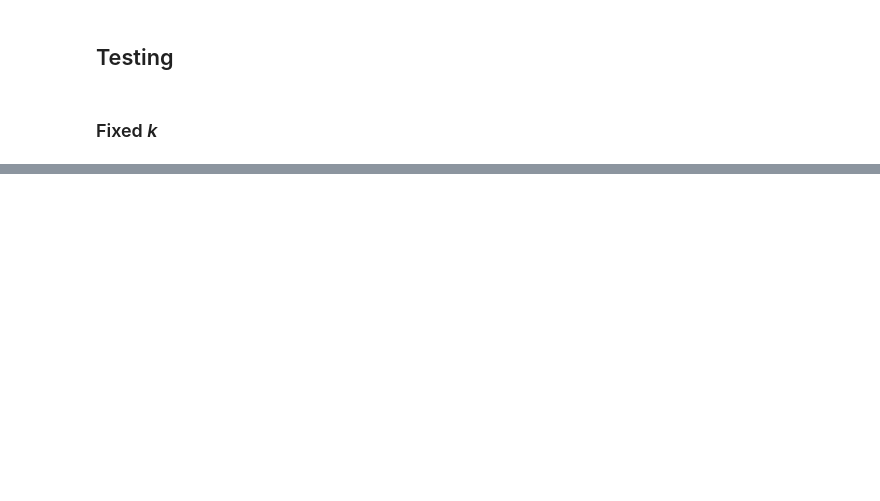
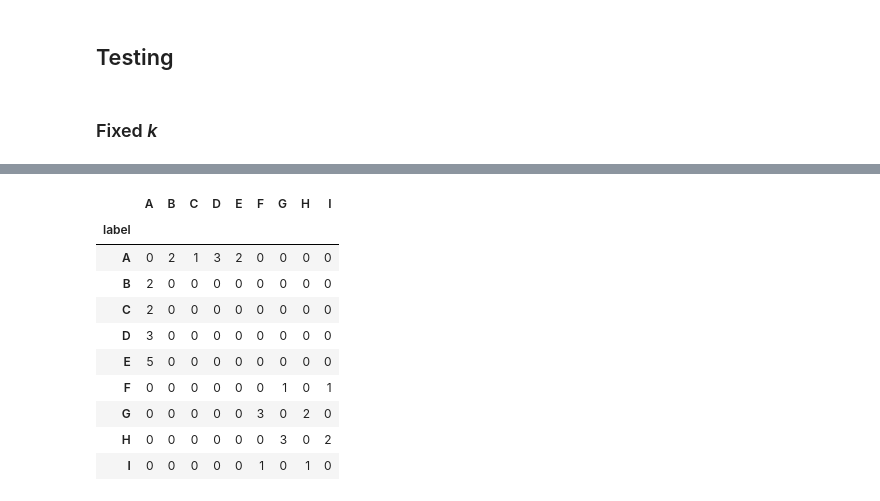
Before and after one commit to OzetteTech/comparative-embedding-visualization, a Jupyter notebook: notebooks/test_cases/neighborhood.ipynb, the cells around one changed output, grey strips where cells are left out. Saved outputs shown, nothing was run; the diff lists cells and outputs as text; code cells hidden in the pictures; blank space fills up the shorter version.

```diff
--- a/notebooks/test_cases/neighborhood.ipynb
+++ b/notebooks/test_cases/neighborhood.ipynb
@@ -77,0 +84,15 @@ run([
+# %%
+a, b = cases[0]()
+count_first(a, kind="set")
+# %% [output]
+|  | A | B | C | D | E | F | G | H | I |
+| label |  |  |  |  |  |  |  |  |  |
+| A | 0 | 2 | 1 | 3 | 2 | 0 | 0 | 0 | 0 |
+| B | 2 | 0 | 0 | 0 | 0 | 0 | 0 | 0 | 0 |
+| C | 2 | 0 | 0 | 0 | 0 | 0 | 0 | 0 | 0 |
+| D | 3 | 0 | 0 | 0 | 0 | 0 | 0 | 0 | 0 |
+| E | 5 | 0 | 0 | 0 | 0 | 0 | 0 | 0 | 0 |
+| F | 0 | 0 | 0 | 0 | 0 | 0 | 1 | 0 | 1 |
+| G | 0 | 0 | 0 | 0 | 0 | 3 | 0 | 2 | 0 |
+| H | 0 | 0 | 0 | 0 | 0 | 0 | 3 | 0 | 2 |
+| I | 0 | 0 | 0 | 0 | 0 | 1 | 0 | 1 | 0 |
```
Also changed, not shown: parts of 6 cells of this notebook, 4 other files.
